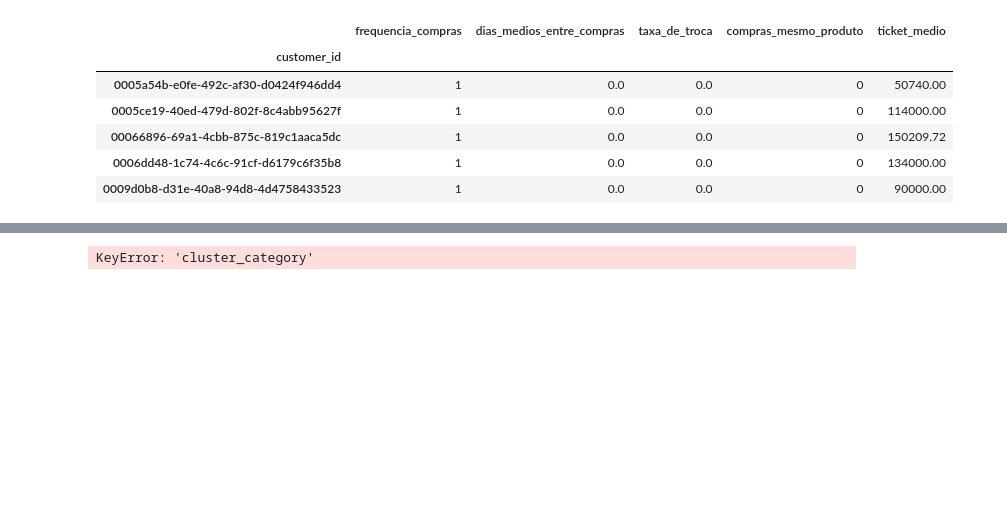
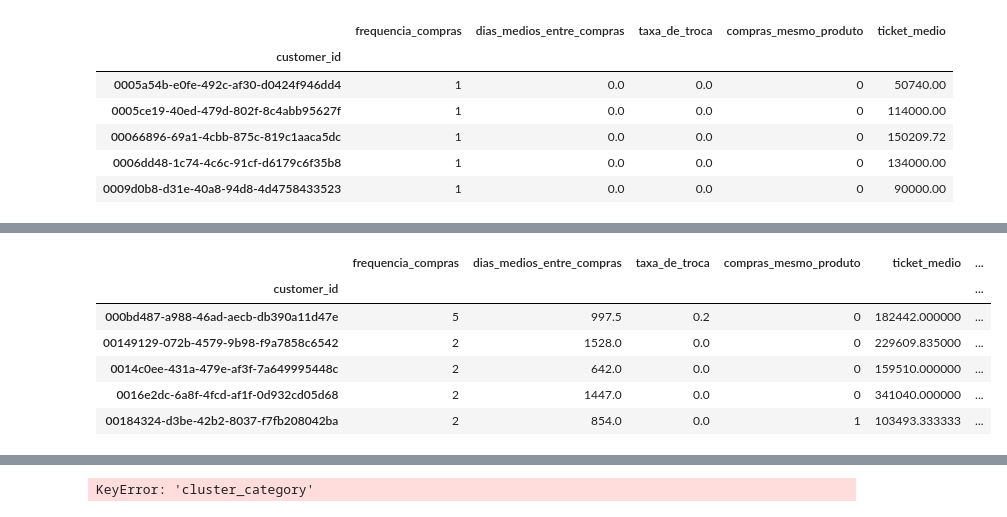
Before and after one commit to luuizfr/PE_Sistema_Automotivo, a Jupyter notebook: PE_Sistema_Automotivo.ipynb, the cells around one changed output, grey strips where cells are left out. Cells and saved outputs as stored; diff of their text form; code cells hidden in the pictures; blank space fills up the shorter version.

```diff
--- a/PE_Sistema_Automotivo.ipynb
+++ b/PE_Sistema_Automotivo.ipynb
@@ -476,0 +543,69 @@ customer_data.head()
+# %%
+import pandas as pd
+
+# 1. Determine the latest sale date in the entire sales_df
+latest_sale_date = sales_df['sale_date'].max()
+
+# Define the range for the snapshots: every 4 months, going back up to 2 years
+# Start from the latest sale date and go backwards
+current_snapshot_iterator = latest_sale_date
+two_years_ago = latest_sale_date - pd.DateOffset(years=2)
+
+# Get customer IDs relevant for filtering sales
+customer_ids_in_data = customer_data.index
+relevant_sales = sales_df[sales_df['customer_id'].isin(customer_ids_in_data)].copy()
+
+print(f"Latest Sale Date: {latest_sale_date}")
+print(f"Snapshots will be generated every 4 months, going back up to: {two_years_ago.strftime('%Y-%m-%d')}")
+
+# If 'bought_in_2_months_post_snapshot' exists, remove it before adding new snapshot columns
+# This ensures clear, date-specific snapshot columns are added.
+if 'bought_in_2_months_post_snapshot' in customer_data.columns:
+    customer_data = customer_data.drop(columns=['bought_in_2_months_post_snapshot'])
+
+snapshot_count = 0
+while current_snapshot_iterator >= two_years_ago:
+    # Set the current snapshot date
+    snapshot_date = current_snapshot_iterator
+
+    # Define the 2-month window *after* the snapshot date
+    window_start_date = snapshot_date
+    window_end_date = snapshot_date + pd.DateOffset(months=2)
+
+    # Create a unique column name for this snapshot (e.g., 'bought_post_2026_02')
+    column_name = f"bought_post_{snapshot_date.year}_{snapshot_date.month:02d}"
+
+    print(f"\nProcessing snapshot for date: {snapshot_date.strftime('%Y-%m-%d')}")
+    print(f"  2-month Window for checking purchases: {window_start_date.strftime('%Y-%m-%d')} to {window_end_date.strftime('%Y-%m-%d')}")
+
+    # Filter sales relevant to the customers in `customer_data` within the defined window
+    sales_in_window = relevant_sales[
+        (relevant_sales['sale_date'] >= window_start_date) &
+        (relevant_sales['sale_date'] < window_end_date)
+    ]
+
+    # Aggregate to check for purchases within this window
+    purchased_in_window = sales_in_window.groupby('customer_id')['sale_id'].count().reset_index()
+    purchased_in_window[column_name] = purchased_in_window['sale_id'] > 0
+    purchased_in_window = purchased_in_window[['customer_id', column_name]]
+
+    # Merge this information back to `customer_data`
+    # Reset index for merge, then set back
+    customer_data = customer_data.reset_index().merge(
+        purchased_in_window,
+        on='customer_id',
+        how='left'
+    ).set_index('customer_id')
+
+    # Fill NaN values for customers who didn't buy in the window with False
+    # Using fillna with boolean False directly is appropriate here.
+    customer_data[column_name] = customer_data[column_name].fillna(False)
+
+    snapshot_count += 1
+    # Move to the previous snapshot date (4 months back)
+    current_snapshot_iterator -= pd.DateOffset(months=4)
+
+print(f"\nSuccessfully generated {snapshot_count} new snapshot columns in customer_data.")
+print("\nCustomer data with new classification columns (head):")
+display(customer_data.head())
+# %% [output]
@@ -476,0 +629,7 @@ customer_data.head()
+|  | frequencia_compras | dias_medios_entre_compras | taxa_de_troca | compras_mesmo_produto | ticket_medio | ... |
+| customer_id |  |  |  |  |  | ... |
+| 000bd487-a988-46ad-aecb-db390a11d47e | 5 | 997.5 | 0.2 | 0 | 182442.000000 | ... |
+| 00149129-072b-4579-9b98-f9a7858c6542 | 2 | 1528.0 | 0.0 | 0 | 229609.835000 | ... |
+| 0014c0ee-431a-479e-af3f-7a649995448c | 2 | 642.0 | 0.0 | 0 | 159510.000000 | ... |
+| 0016e2dc-6a8f-4fcd-af1f-0d932cd05d68 | 2 | 1447.0 | 0.0 | 0 | 341040.000000 | ... |
+| 00184324-d3be-42b2-8037-f7fb208042ba | 2 | 854.0 | 0.0 | 1 | 103493.333333 | ... |
```
Also changed, not shown: parts of 36 cells of this notebook.
